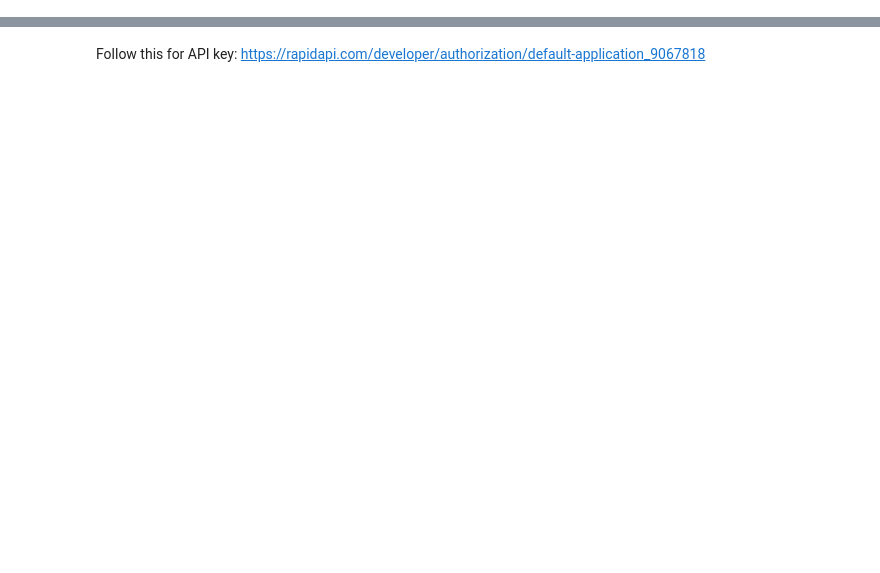
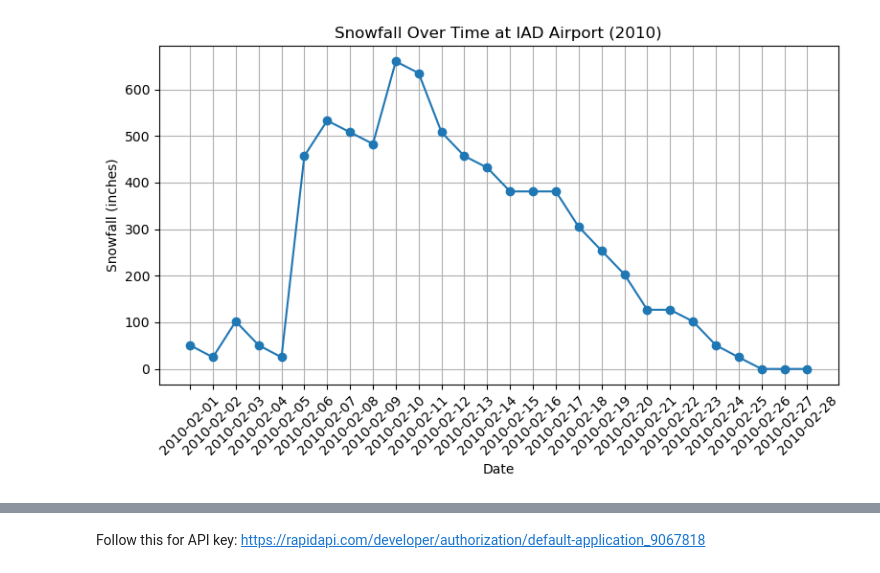
Before and after one commit to susanneferschl/da-sql-api-project-group-2_sf, a Jupyter notebook: renans_folder/renan_API.ipynb, the cells around one changed output, grey strips where cells are left out. Saved outputs shown, nothing was run; the diff lists cells and outputs as text; code cells hidden in the pictures; blank space fills up the shorter version.

```diff
--- a/renans_folder/renan_API.ipynb
+++ b/renans_folder/renan_API.ipynb
@@ -588,24 +4,0 @@ https://dev.meteostat.net/python/#installation
-# %%
-#Attempting to get to weather stations as a list:
-import requests
-
-url = 'https://meteostat.p.rapidapi.com/stations/daily'
-
-headers = {
-    'x-rapidapi-host': 'meteostat.p.rapidapi.com',
-    'x-rapidapi-key': '2a4c4f60fdmshff28636b9a3f8c0p18f5f5jsn3b317a6c373b'  # Replace {your_api_key} with your actual API key
-}
-params = {
-    'station': '10637',
-    'start': '2020-01-01',
-    'end': '2020-01-01'
-}
-
-response = requests.get(url, headers=headers, params=params)
-
-if response.status_code == 200:
-    data = response.json()
-    # Process the data as needed
-    print(data)
-else:
-    print('Error:', response.status_code)
@@ -875,0 +144,15 @@ weather_df
+# %%
+import matplotlib.pyplot as plt
+
+# Plotting
+plt.figure(figsize=(8, 5))
+plt.plot(weather_iad_2010_df['date'], weather_iad_2010_df['snow'], marker='o', linestyle='-')
+plt.title('Snowfall Over Time at IAD Airport (2010)')
+plt.xlabel('Date')
+plt.ylabel('Snowfall (inches)')
+plt.xticks(rotation=45)
+plt.grid(True)
+plt.tight_layout()
+plt.show()
+# %% [output]
+[figure, added]
```
Also changed, not shown: parts of 63 cells of this notebook, 1 other file.
